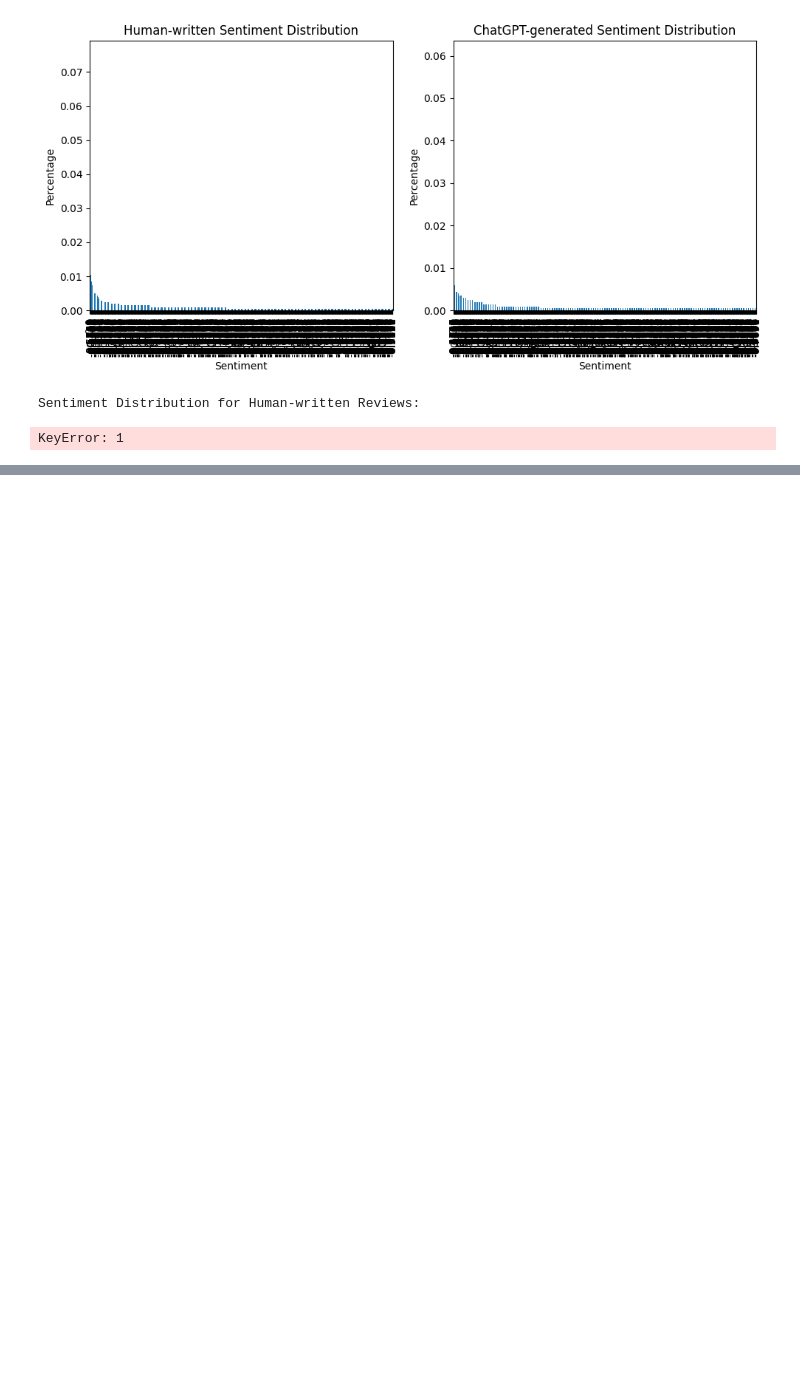
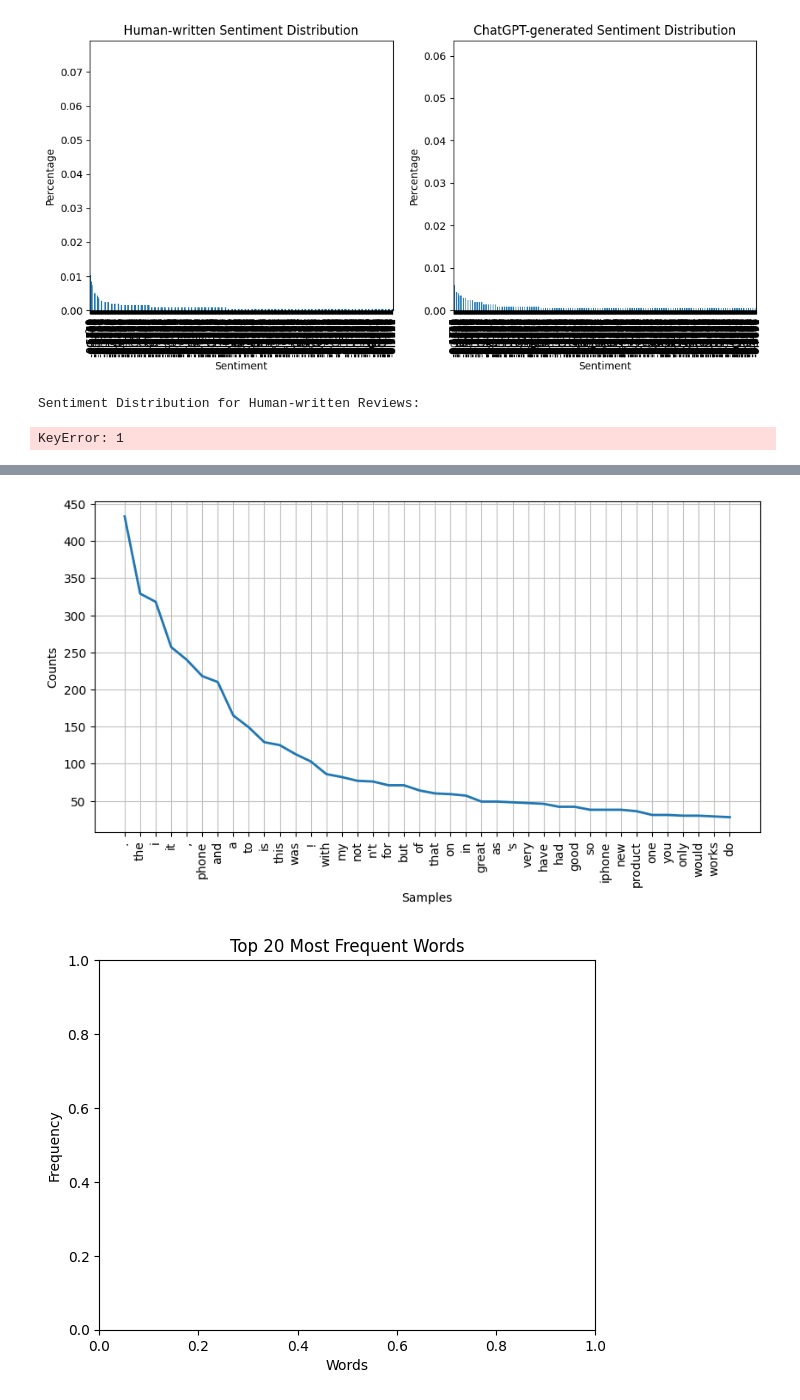
Before and after one commit to chiruvishal/MajorProject, a Jupyter notebook: explainable.ipynb, the cells around one changed output, grey strips where cells are left out. Drawn from its saved outputs; the diff is of its cells as text; code cells hidden in the pictures; blank space fills up the shorter version.

```diff
--- a/explainable.ipynb
+++ b/explainable.ipynb
@@ -467,0 +468,49 @@ True
+# %%
+import pandas as pd
+import matplotlib.pyplot as plt
+import json
+from nltk.tokenize import word_tokenize
+from nltk.probability import FreqDist
+
+# Load your data from the JSON file
+with open('text_samples_features1.json', 'r') as file:
+    data = json.load(file)
+
+# Convert JSON data to a Pandas DataFrame for easier manipulation
+df = pd.DataFrame(data)
+
+# Method 1: Keyword Frequency Analysis
+all_words = [word_tokenize(text) for text in df['text']]
+all_words_flat = [word.lower() for sublist in all_words for word in sublist]  # Convert to lowercase
+
+word_freq = FreqDist(all_words_flat)
+
+# Visualize top frequent words
+plt.figure(figsize=(10, 5))
+word_freq.plot(40, cumulative=False)
+plt.title('Top 20 Most Frequent Words')
+plt.xlabel('Words')
+plt.ylabel('Frequency')
+plt.show()
+
+
+# Assuming 'top_features' contains dictionaries directly
+top_features = df['top_features'].apply(lambda x: [feature['Name'] for feature in x.values()])
+all_features_flat = [feature for sublist in top_features for feature in sublist]
+feature_freq = FreqDist(all_features_flat)
+
+# Taking the absolute values of importance for visualization
+importance_values = [abs(feature['Importance']) for features in df['top_features'] for feature in features.values()]
+sorted_indices = sorted(range(len(importance_values)), key=lambda i: importance_values[i], reverse=True)
+top_20_features = [feature for idx, feature in enumerate(all_features_flat) if idx in sorted_indices[:20]]
+
+# Visualize top frequent features
+plt.figure(figsize=(10, 5))
+FreqDist(top_20_features).plot(20, cumulative=False)
+plt.title('Top 20 Most Frequent Features')
+plt.xlabel('Features')
+plt.ylabel('Frequency')
+plt.show()
+# %% [output]
+[figure, added]
+[figure, added]
```
Also changed, not shown: parts of 24 cells of this notebook, 10 other files.
